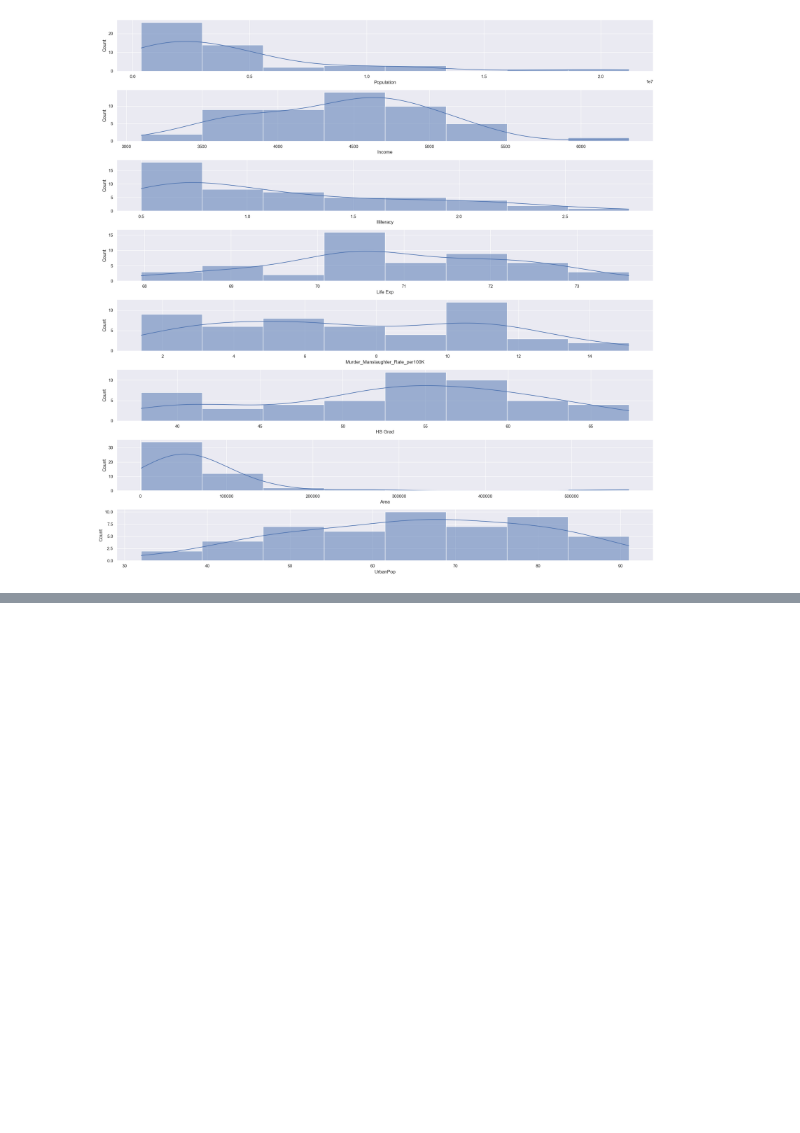
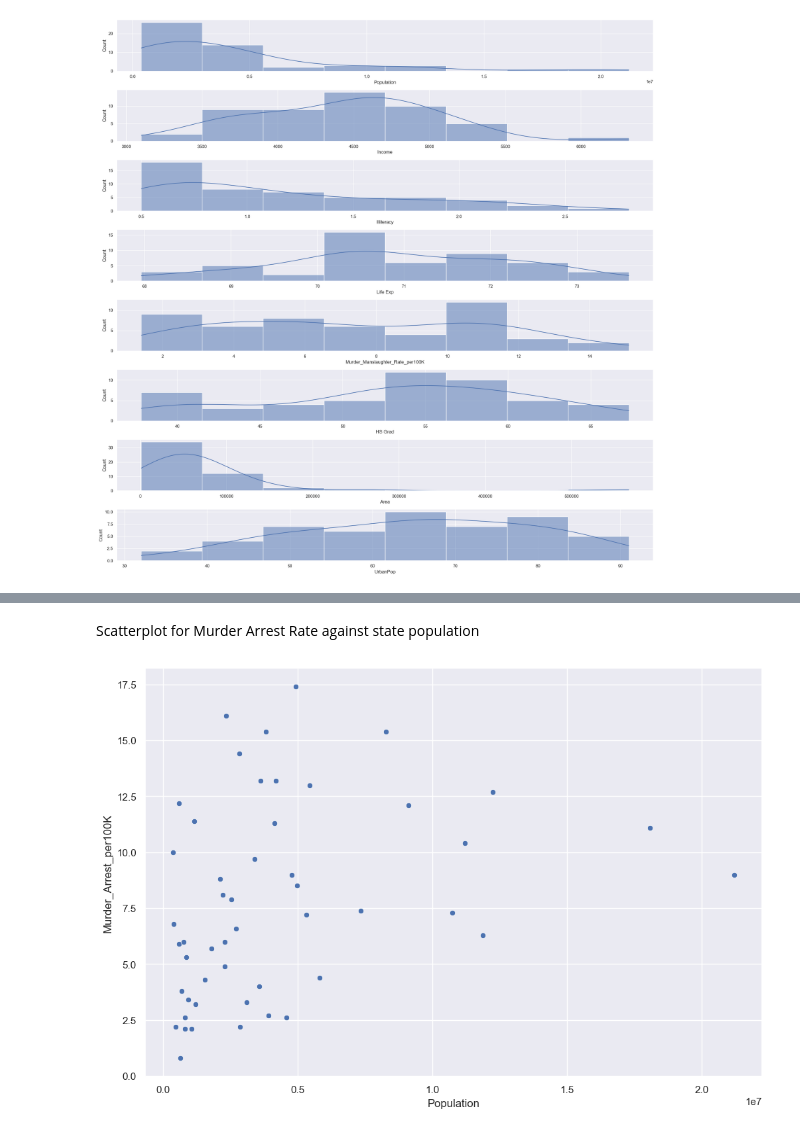
Before and after one commit to qzq92/Some_Job_Technical_Assessment, a Jupyter notebook: Section2_US_Arrests.ipynb, the cells around one changed output, grey strips where cells are left out. Saved outputs shown, nothing was run; the diff lists cells and outputs as text; code cells hidden in the pictures; blank space fills up the shorter version.

```diff
--- a/Section2_US_Arrests.ipynb
+++ b/Section2_US_Arrests.ipynb
@@ -480,0 +490,6 @@ Since the data of respective features are representative of different years, exc
+# %% [markdown]
+Scatterplot for Murder Arrest Rate against state population
+# %%
+sns.scatterplot(x="Population", y="Murder_Arrest_per100K" , data=us_data_df);
+# %% [output]
+[figure, added]
```
Also changed, not shown: parts of 32 cells of this notebook.
